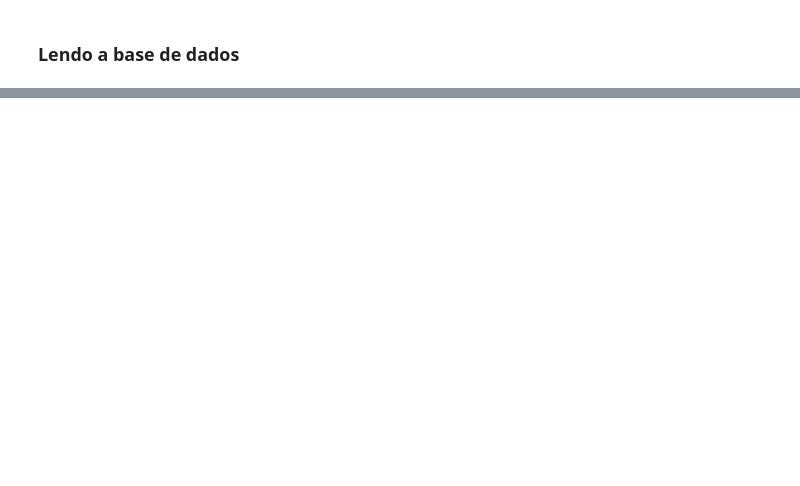
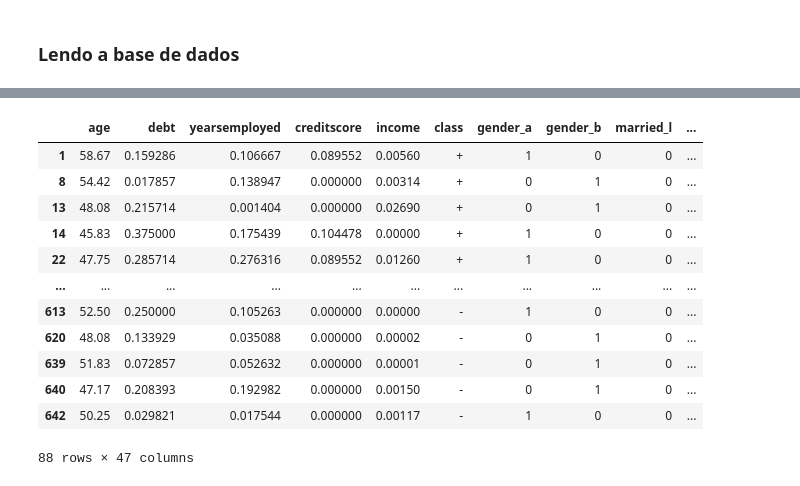
Before and after one commit to pierrepita/handson-ml, a Jupyter notebook: credit_approval_datascience_digitalbusiness_clash_of_methods.ipynb, the cells around one changed output, grey strips where cells are left out. Saved outputs shown, nothing was run; the diff lists cells and outputs as text; code cells hidden in the pictures; blank space fills up the shorter version.

```diff
--- a/credit_approval_datascience_digitalbusiness_clash_of_methods.ipynb
+++ b/credit_approval_datascience_digitalbusiness_clash_of_methods.ipynb
@@ -81,0 +280,16 @@ accuracy_score(y_true, y_predicted)
+# %%
+df[df['group']==2]
+# %% [output]
+|  | age | debt | yearsemployed | creditscore | income | class | gender_a | gender_b | married_l | ... |
+| 1 | 58.67 | 0.159286 | 0.106667 | 0.089552 | 0.00560 | + | 1 | 0 | 0 | ... |
+| 8 | 54.42 | 0.017857 | 0.138947 | 0.000000 | 0.00314 | + | 0 | 1 | 0 | ... |
+| 13 | 48.08 | 0.215714 | 0.001404 | 0.000000 | 0.02690 | + | 0 | 1 | 0 | ... |
+| 14 | 45.83 | 0.375000 | 0.175439 | 0.104478 | 0.00000 | + | 1 | 0 | 0 | ... |
+| 22 | 47.75 | 0.285714 | 0.276316 | 0.089552 | 0.01260 | + | 1 | 0 | 0 | ... |
+| ... | ... | ... | ... | ... | ... | ... | ... | ... | ... | ... |
+| 613 | 52.50 | 0.250000 | 0.105263 | 0.000000 | 0.00000 | - | 1 | 0 | 0 | ... |
+| 620 | 48.08 | 0.133929 | 0.035088 | 0.000000 | 0.00002 | - | 0 | 1 | 0 | ... |
+| 639 | 51.83 | 0.072857 | 0.052632 | 0.000000 | 0.00001 | - | 0 | 1 | 0 | ... |
+| 640 | 47.17 | 0.208393 | 0.192982 | 0.000000 | 0.00150 | - | 0 | 1 | 0 | ... |
+| 642 | 50.25 | 0.029821 | 0.017544 | 0.000000 | 0.00117 | - | 1 | 0 | 0 | ... |
+88 rows × 47 columns
```
Also changed, not shown: parts of 45 cells of this notebook.
